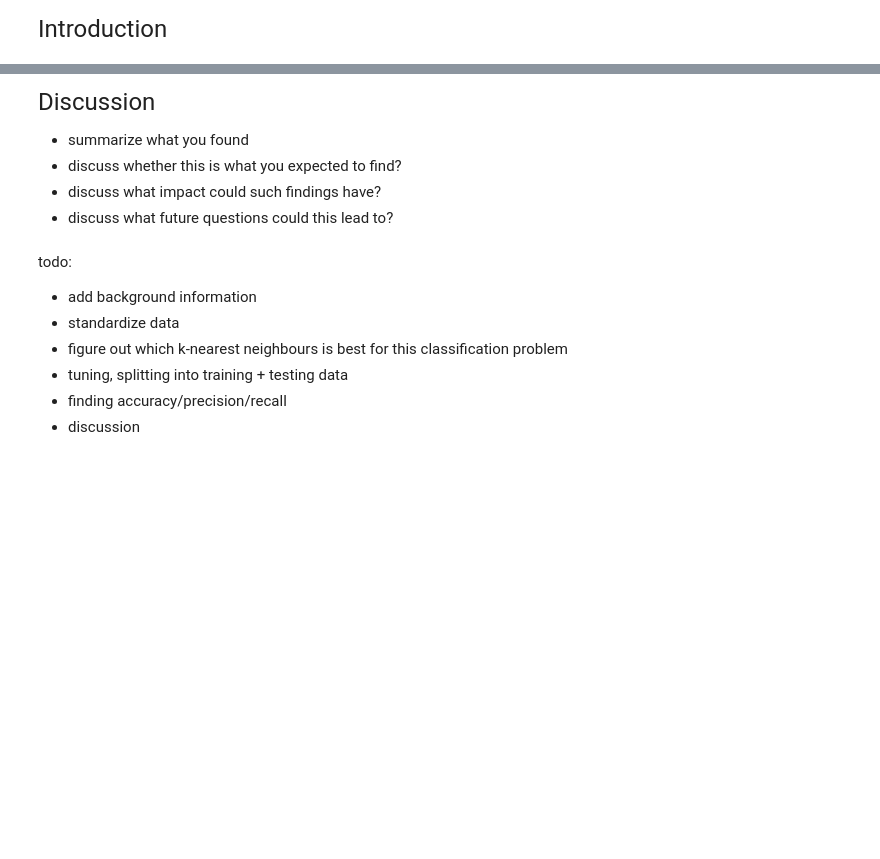
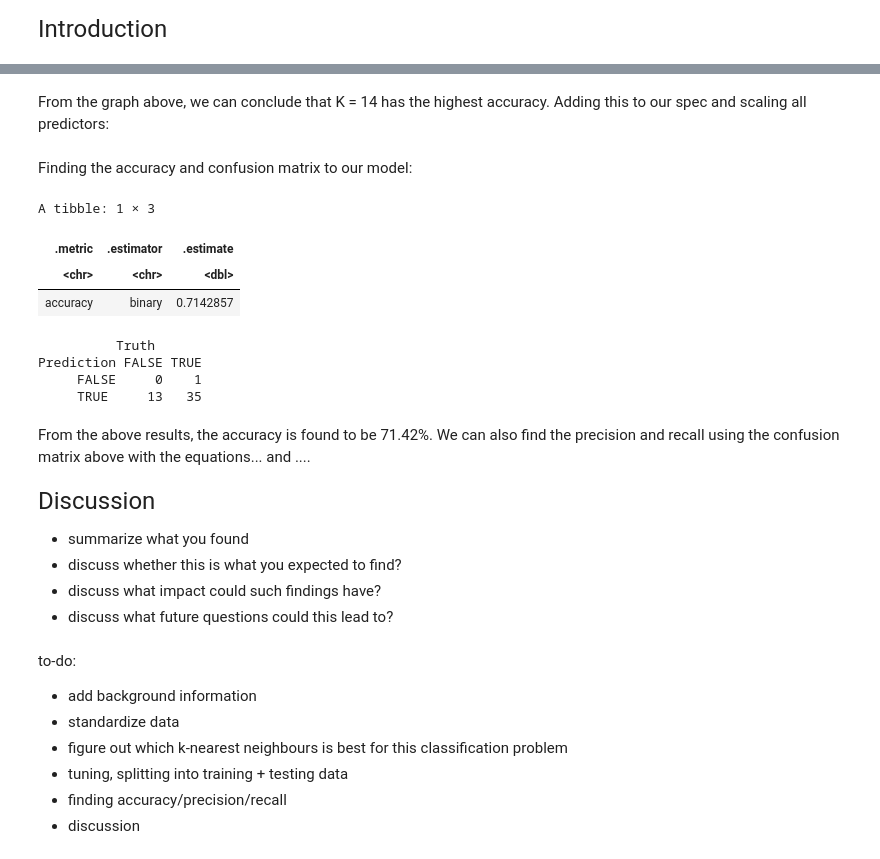
Before and after one commit to frankenstick/dsci-100-final-report, a Jupyter notebook: Video Game Analysis.ipynb, the cells around one changed output, grey strips where cells are left out. Cells and saved outputs as stored; diff of their text form; code cells hidden in the pictures; blank space fills up the shorter version.

```diff
--- a/Video Game Analysis.ipynb
+++ b/Video Game Analysis.ipynb
@@ -113,3 +167,51 @@ game_plot <- game_data |>
+# %% [markdown]
+From the graph above, we can conclude that K = 14 has the highest accuracy. Adding this to our spec and scaling all predictors:
+# %%
+## Using spec with the k-neighbour with the highest accuracy
+knn_spec <- nearest_neighbor(weight_func = "rectangular", neighbors = 14) |>
+      set_engine("kknn") |>
+      set_mode("classification")
+
+## Recipe with scaling for played_hours and age
+minecraft_recipe <- recipe(subscribe ~ played_hours + Age, data = game_train) |>
+                       step_scale (all_predictors()) |>
+                       step_center (all_predictors())
+
+## Fitted model
+minecraft_fit <- workflow() |>
+         add_recipe (minecraft_recipe) |>
+         add_model  (knn_spec) |>
+         fit(data = game_data)
+# %% [markdown]
+Finding the accuracy and confusion matrix to our model:
+# %%
+set.seed(1234)
+
+## Prediction with testing data
+minecraft_predictions <- predict(minecraft_fit, game_test) |>
+    bind_cols(game_test)
+
+## To find accuracy %
+minecraft_metrics <- minecraft_predictions |>
+    metrics(truth = subscribe, estimate = .pred_class) |>
+    filter (.metric == "accuracy")
+minecraft_metrics
+
+## Confusion matrix for algorithm
+minecraft_conf_mat <- minecraft_predictions |>
+     conf_mat(truth = subscribe, estimate = .pred_class)
+minecraft_conf_mat
+# %% [output]
+A tibble: 1 × 3
+| .metric | .estimator | .estimate |
+| <chr> | <chr> | <dbl> |
+| accuracy | binary | 0.7142857 |
+          Truth
+Prediction FALSE TRUE
+     FALSE     0    1
+     TRUE     13   35
+# %% [markdown]
+From the above results, the accuracy is found to be 71.42%. We can also find the precision and recall using the confusion matrix above with the equations... and ....
 # %% [markdown]
 <font size="5"> Discussion </font>
 
@@ -118,7 +220,7 @@ game_plot <- game_data |>
 - discuss what impact could such findings have?
 - discuss what future questions could this lead to?
 # %% [markdown]
-todo:
+to-do:
 - add background information
 - standardize data
 - figure out which k-nearest neighbours is best for this classification problem
```
Also changed, not shown: parts of 14 cells of this notebook.
